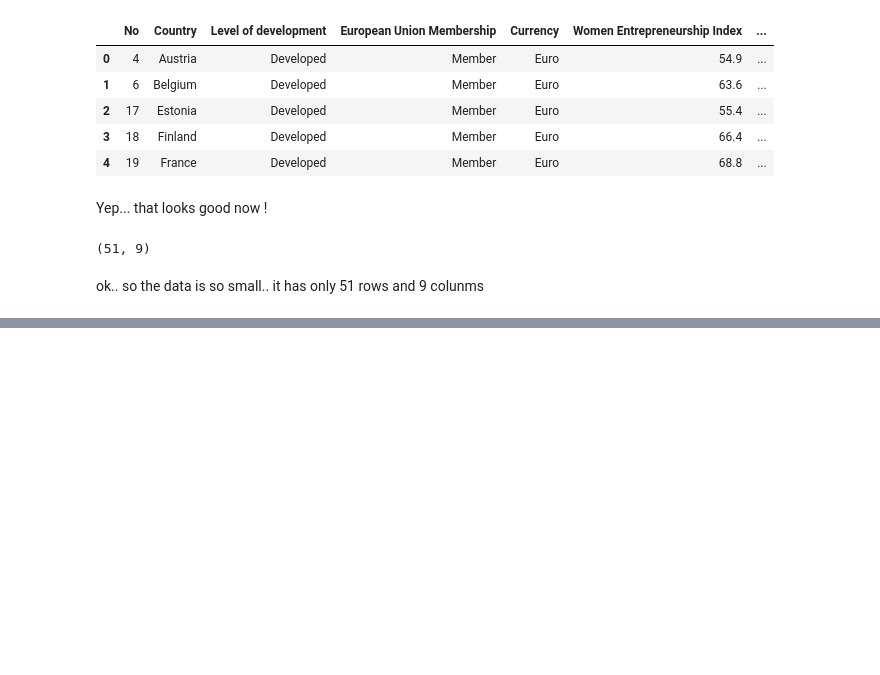
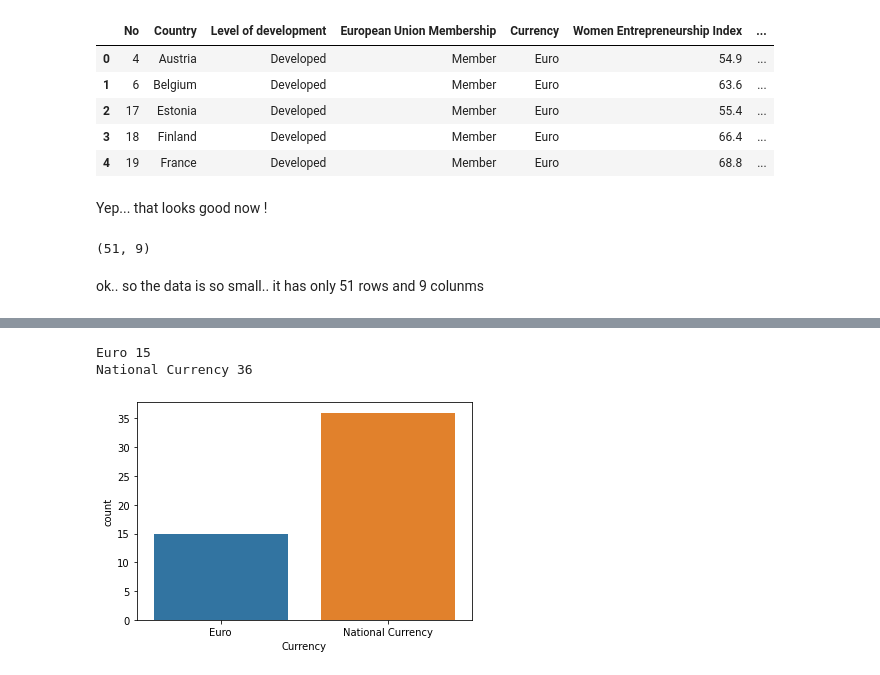
Before and after one commit to aqeel2022/Machine_Learning, a Jupyter notebook: Women Enterprenuer/women_enterprenuer.ipynb, the cells around one changed output, grey strips where cells are left out. Cells and saved outputs as stored; diff of their text form; code cells hidden in the pictures; blank space fills up the shorter version.

```diff
--- a/Women Enterprenuer/women_enterprenuer.ipynb
+++ b/Women Enterprenuer/women_enterprenuer.ipynb
@@ -45,0 +160,12 @@ ok.. so the data is so small.. it has only 51 rows and 9 colunms
+# %%
+#we can also see according to currency
+
+sns.countplot(data=categorical_data,x="Currency")
+National, Euro=categorical_data["Currency"].value_counts()
+print("Euro", Euro)
+print("National Currency", National)
+plt.show()
+# %% [output]
+Euro 15
+National Currency 36
+[figure, added]
```
Also changed, not shown: parts of 22 cells of this notebook.
